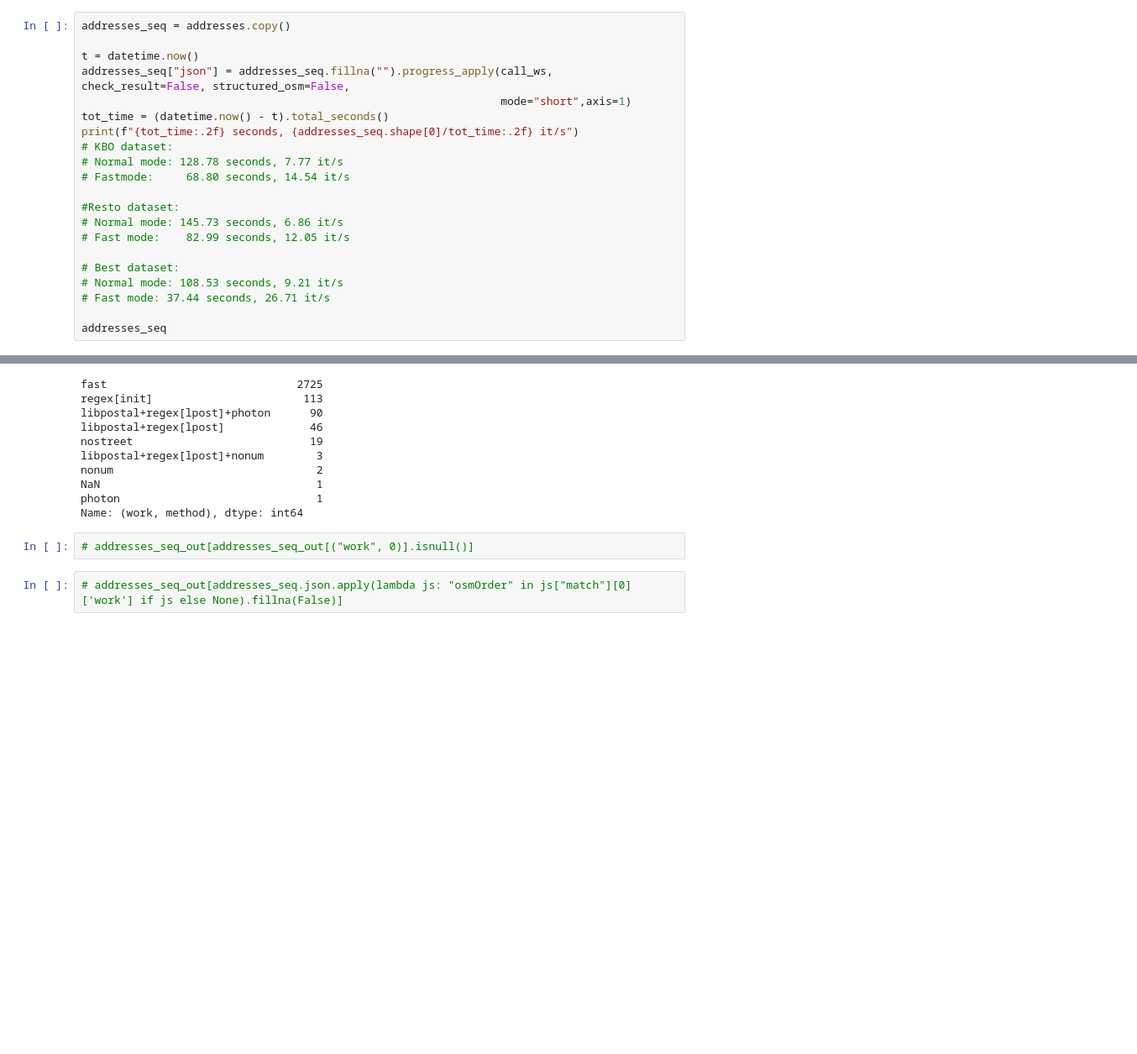
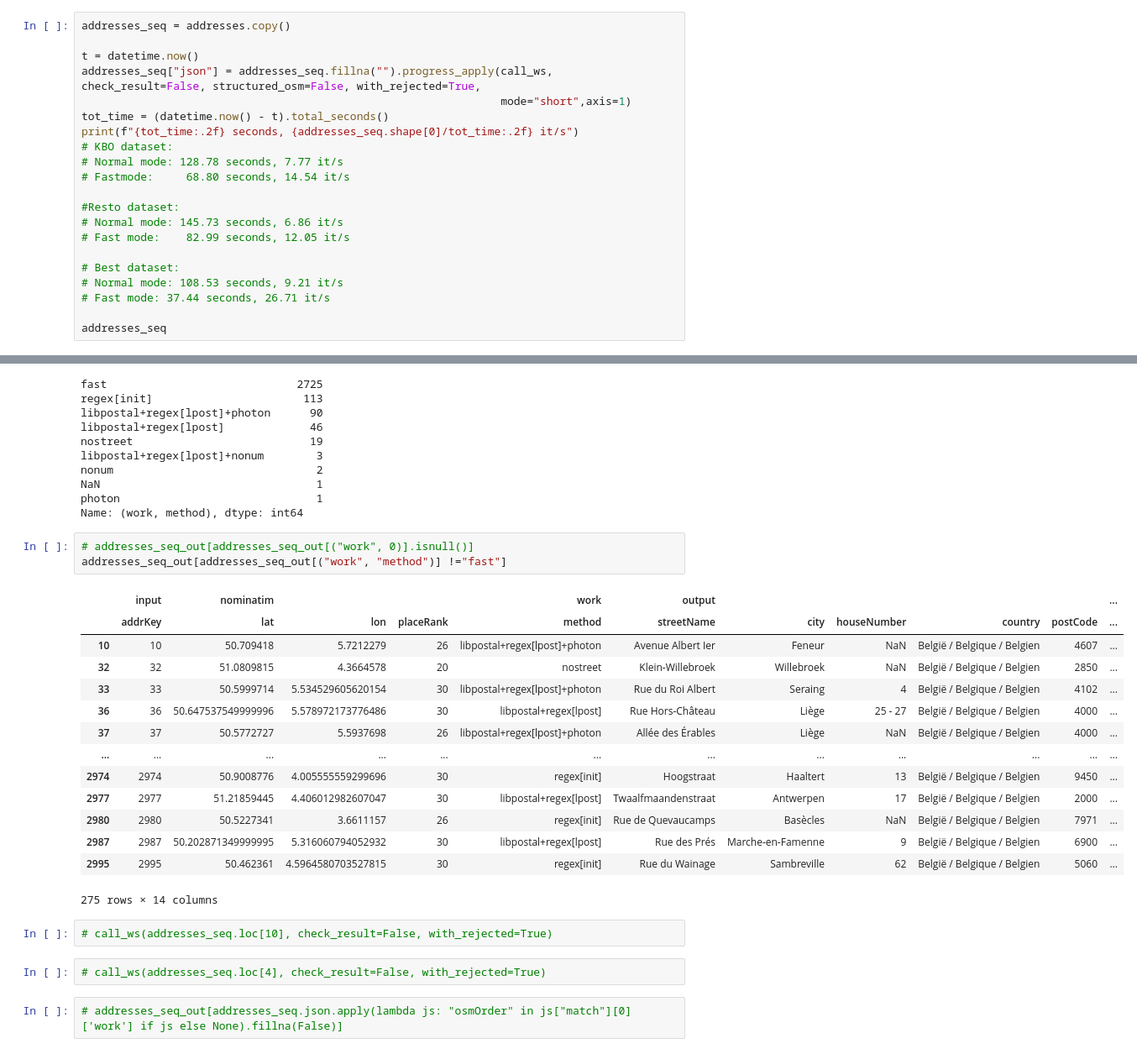
Before and after one commit to SmalsResearch/NominatimWrapper, a Jupyter notebook: AddressCleanserREST_test.ipynb, the cells around one changed output, grey strips where cells are left out. Shown at 84% size. Drawn from its saved outputs; the diff is of its cells as text; blank space fills up the shorter version.

```diff
--- a/AddressCleanserREST_test.ipynb
+++ b/AddressCleanserREST_test.ipynb
@@ -276,7 +285,7 @@ addresses
 addresses_seq = addresses.copy()
 
 t = datetime.now()
-addresses_seq["json"] = addresses_seq.fillna("").progress_apply(call_ws, check_result=False, structured_osm=False,
+addresses_seq["json"] = addresses_seq.fillna("").progress_apply(call_ws, check_result=False, structured_osm=False, with_rejected=True,
                                                                 mode="short",axis=1)
 tot_time = (datetime.now() - t).total_seconds()
 print(f"{tot_time:.2f} seconds, {addresses_seq.shape[0]/tot_time:.2f} it/s")
@@ -352,6 +363,26 @@ photon                              1
 Name: (work, method), dtype: int64
 # %%
 # addresses_seq_out[addresses_seq_out[("work", 0)].isnull()]
+addresses_seq_out[addresses_seq_out[("work", "method")] !="fast"]
+# %% [output]
+|  | input | nominatim |  |  | work | output |  |  |  |  | ... |
+|  | addrKey | lat | lon | placeRank | method | streetName | city | houseNumber | country | postCode | ... |
+| 10 | 10 | 50.709418 | 5.7212279 | 26 | libpostal+regex[lpost]+photon | Avenue Albert Ier | Feneur | NaN | België / Belgique / Belgien | 4607 | ... |
+| 32 | 32 | 51.0809815 | 4.3664578 | 20 | nostreet | Klein-Willebroek | Willebroek | NaN | België / Belgique / Belgien | 2850 | ... |
+| 33 | 33 | 50.5999714 | 5.534529605620154 | 30 | libpostal+regex[lpost]+photon | Rue du Roi Albert | Seraing | 4 | België / Belgique / Belgien | 4102 | ... |
+| 36 | 36 | 50.647537549999996 | 5.578972173776486 | 30 | libpostal+regex[lpost] | Rue Hors-Château | Liège | 25 - 27 | België / Belgique / Belgien | 4000 | ... |
+| 37 | 37 | 50.5772727 | 5.5937698 | 26 | libpostal+regex[lpost]+photon | Allée des Érables | Liège | NaN | België / Belgique / Belgien | 4000 | ... |
+| ... | ... | ... | ... | ... | ... | ... | ... | ... | ... | ... | ... |
+| 2974 | 2974 | 50.9008776 | 4.005555559299696 | 30 | regex[init] | Hoogstraat | Haaltert | 13 | België / Belgique / Belgien | 9450 | ... |
+| 2977 | 2977 | 51.21859445 | 4.406012982607047 | 30 | libpostal+regex[lpost] | Twaalfmaandenstraat | Antwerpen | 17 | België / Belgique / Belgien | 2000 | ... |
+| 2980 | 2980 | 50.5227341 | 3.6611157 | 26 | regex[init] | Rue de Quevaucamps | Basècles | NaN | België / Belgique / Belgien | 7971 | ... |
+| 2987 | 2987 | 50.202871349999995 | 5.316060794052932 | 30 | libpostal+regex[lpost] | Rue des Prés | Marche-en-Famenne | 9 | België / Belgique / Belgien | 6900 | ... |
+| 2995 | 2995 | 50.462361 | 4.5964580703527815 | 30 | regex[init] | Rue du Wainage | Sambreville | 62 | België / Belgique / Belgien | 5060 | ... |
+275 rows × 14 columns
+# %%
+# call_ws(addresses_seq.loc[10], check_result=False, with_rejected=True)
+# %%
+# call_ws(addresses_seq.loc[4], check_result=False, with_rejected=True)
 # %%
 # addresses_seq_out[addresses_seq.json.apply(lambda js: "osmOrder" in js["match"][0]['work'] if js else None).fillna(False)]
 # %%
```
Also changed, not shown: parts of 16 cells of this notebook, 5 other files.
